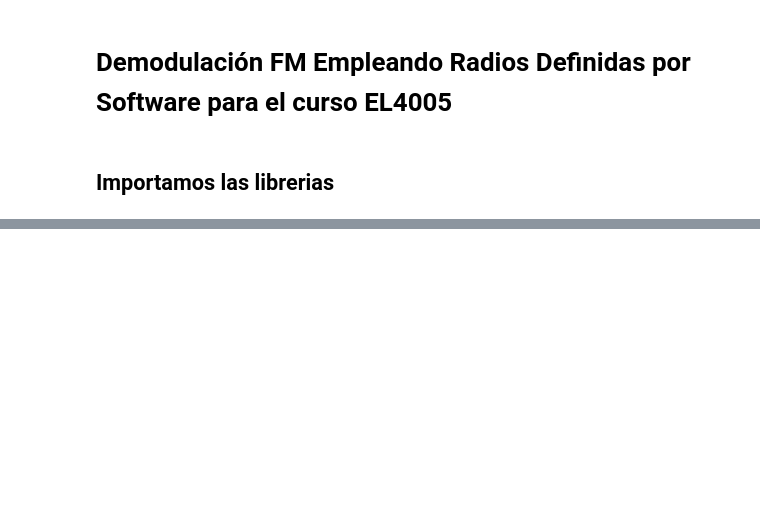
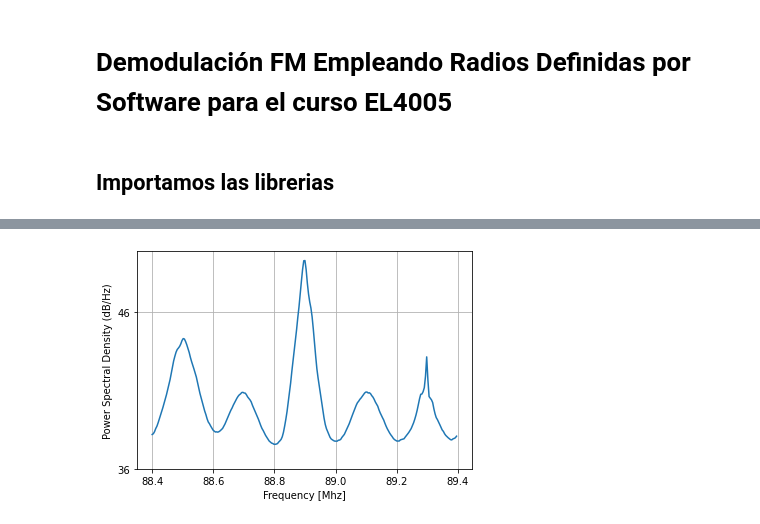
Before and after one commit to joaquinzepeda/Demodulacion-FM-Empleando-SDR-, a Jupyter notebook: Proyecto 3.ipynb, the cells around one changed output, grey strips where cells are left out. Cells and saved outputs as stored; diff of their text form; code cells hidden in the pictures; blank space fills up the shorter version.

```diff
--- a/Proyecto 3.ipynb
+++ b/Proyecto 3.ipynb
@@ -85,0 +62,6 @@ plt.show()
+# %%
+plt.psd(señal,Fs=Fs/1e6,Fc=88.9)
+plt.xlabel('Frequency [Mhz]')
+plt.show()
+# %% [output]
+[figure, added]
```
Also changed, not shown: parts of 9 cells of this notebook, 5 other files.
